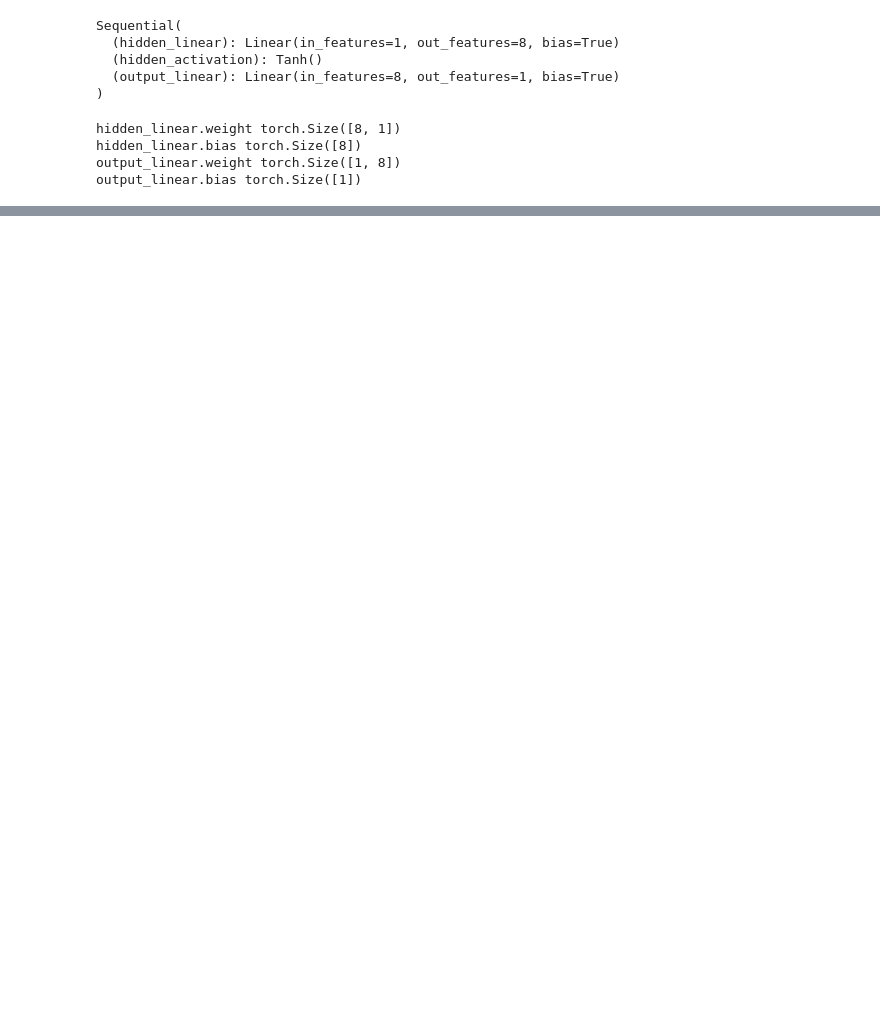
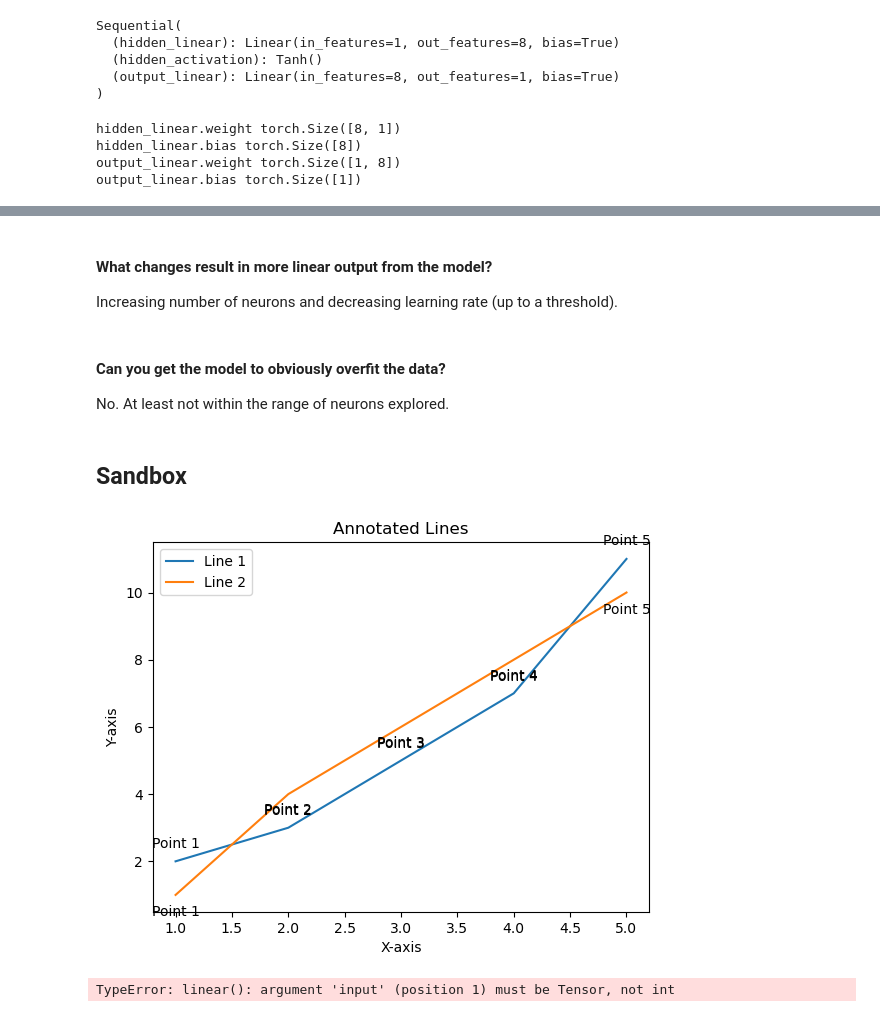
Before and after one commit to rsnemmen/dlwpt-code, a Jupyter notebook: p1ch6/1_neural_networks.ipynb, the cells around one changed output, grey strips where cells are left out. Drawn from its saved outputs; the diff is of its cells as text; code cells hidden in the pictures; blank space fills up the shorter version.

```diff
--- a/p1ch6/1_neural_networks.ipynb
+++ b/p1ch6/1_neural_networks.ipynb
@@ -355,0 +479,44 @@ Epoch 5000, Training loss 17.9837, Validation loss 31.9612
+# %% [markdown]
+#### What changes result in more linear output from the model?
+
+Increasing number of neurons and decreasing learning rate (up to a threshold).
+# %% [markdown]
+#### Can you get the model to obviously overfit the data?
+
+No. At least not within the range of neurons explored.
+# %% [markdown]
+## Sandbox
+# %%
+import matplotlib.pyplot as plt
+
+# Sample data
+x = [1, 2, 3, 4, 5]
+y1 = [2, 3, 5, 7, 11]
+y2 = [1, 4, 6, 8, 10]
+
+# Create the plot
+plt.plot(x, y1, label='Line 1')
+plt.plot(x, y2, label='Line 2')
+
+# Annotate points on the first line
+for i, txt in enumerate(y1):
+    plt.annotate(f'Point {i+1}', (x[i], y1[i]), textcoords="offset points", xytext=(0,10), ha='center')
+
+# Annotate points on the second line
+for i, txt in enumerate(y2):
+    plt.annotate(f'Point {i+1}', (x[i], y2[i]), textcoords="offset points", xytext=(0,-15), ha='center')
+
+# Add labels and title
+plt.xlabel('X-axis')
+plt.ylabel('Y-axis')
+plt.title('Annotated Lines')
+plt.legend()
+
+# Show plot
+plt.show()
+# %% [output]
+[figure, added]
+# %%
+nn_model(9)
+# %% [output]
+TypeError: linear(): argument 'input' (position 1) must be Tensor, not int
```
Also changed, not shown: parts of 34 cells of this notebook.
